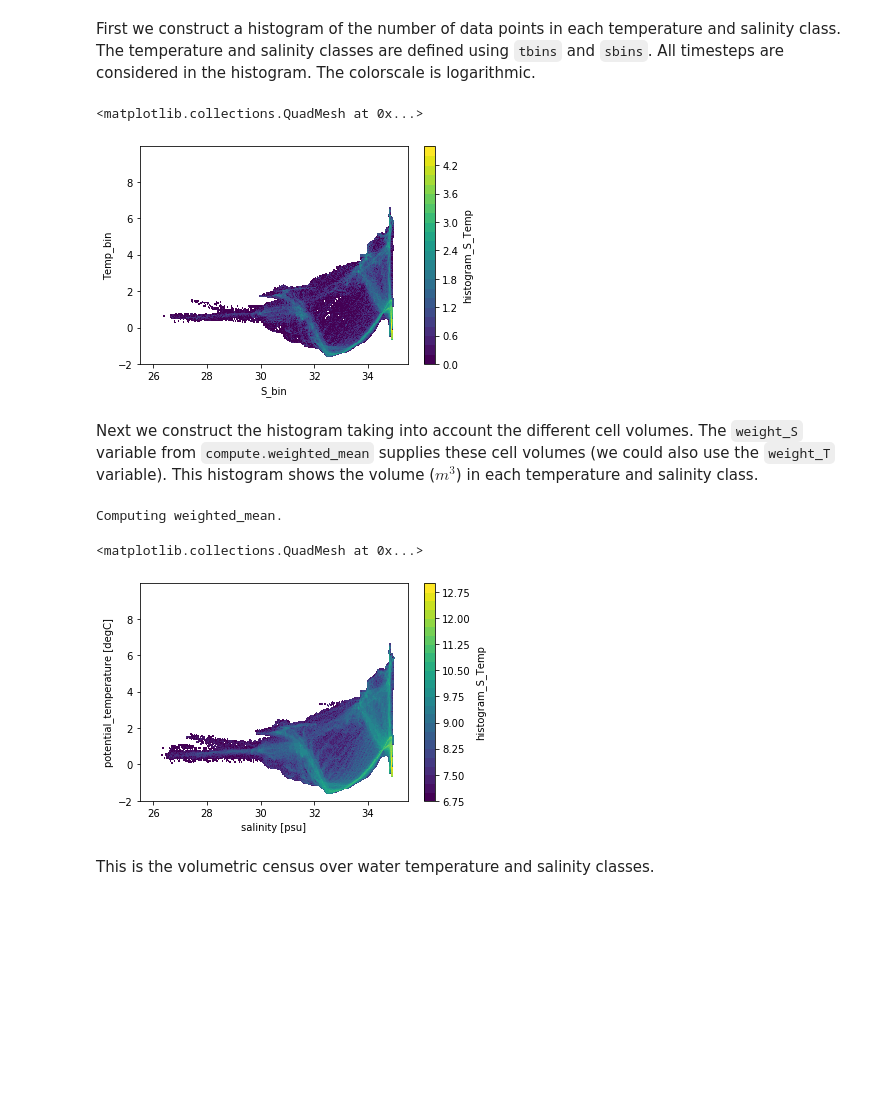
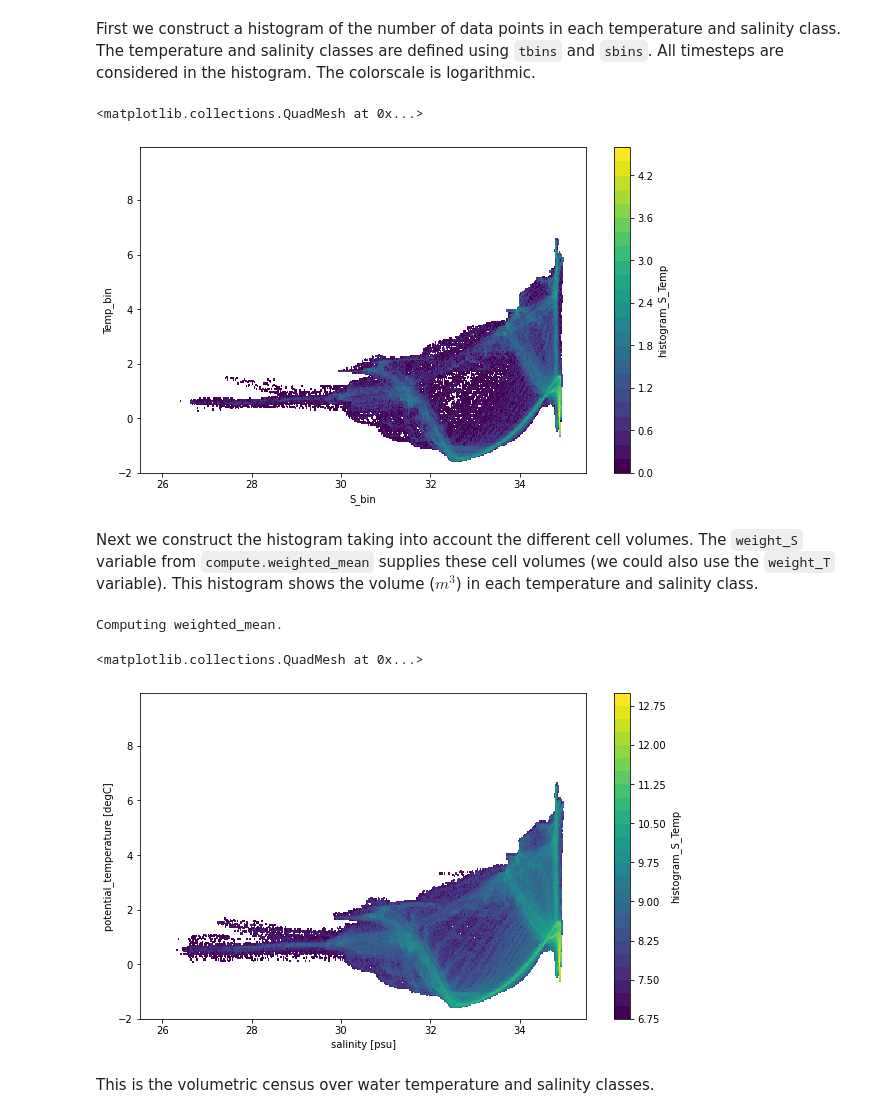
Before and after one commit to hainegroup/oceanspy, a Jupyter notebook: docs/Statistics.ipynb, the cells around one changed output. Cells and saved outputs as stored; diff of their text form; code cells hidden in the pictures; blank space fills up the shorter version.

```diff
--- a/docs/Statistics.ipynb
+++ b/docs/Statistics.ipynb
@@ -440,16 +439,17 @@ First we construct a histogram of the number of data points in each temperature
 # %%
 # Histogram of number of data points. From xhistogram tutorial:
 sbins = np.arange(25.5, 35.5, 0.0125)
 tbins = np.arange(-2, 10, 0.05)
+fig = plt.figure(figsize=(10, 6))
 hTS = histogram(
     od_snapshot.dataset["S"].mean("time"),
     od_snapshot.dataset["Temp"].mean("time"),
     bins=[sbins, tbins],
 )
 np.log10(hTS.T).plot(levels=31)
 # %% [output]
 <matplotlib.collections.QuadMesh at 0x...>
-[figure, old version]
+[figure, new version]
 # %% [markdown]
 Next we construct the histogram taking into account the different cell volumes. The `weight_S` variable from `compute.weighted_mean` supplies these cell volumes (we could also use the `weight_T` variable). This histogram shows the volume ($m^3$) in each temperature and salinity class.
 # %%
@@ -457,6 +457,7 @@ Next we construct the histogram taking into account the different cell volumes.
 dVol = ospy.compute.weighted_mean(
     od_snapshot, varNameList="S", axesList=["X", "Y", "Z"]
 )["weight_S"]
+fig = plt.figure(figsize=(10, 6))
 hTSw = histogram(
     od_snapshot.dataset["S"],
     od_snapshot.dataset["Temp"],
@@ -467,6 +468,6 @@ np.log10(hTSw.T).plot(levels=31)
 # %% [output]
 Computing weighted_mean.
 <matplotlib.collections.QuadMesh at 0x...>
-[figure, old version]
+[figure, new version]
 # %% [markdown]
 This is the volumetric census over water temperature and salinity classes.
```
Also changed, not shown: parts of 2 cells of this notebook, 8 other files.
